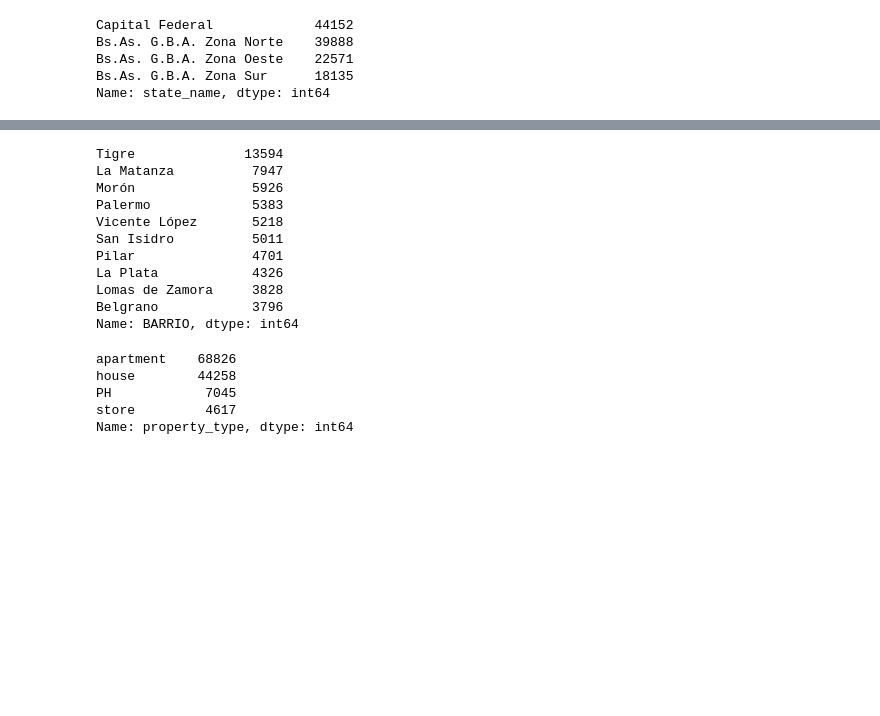
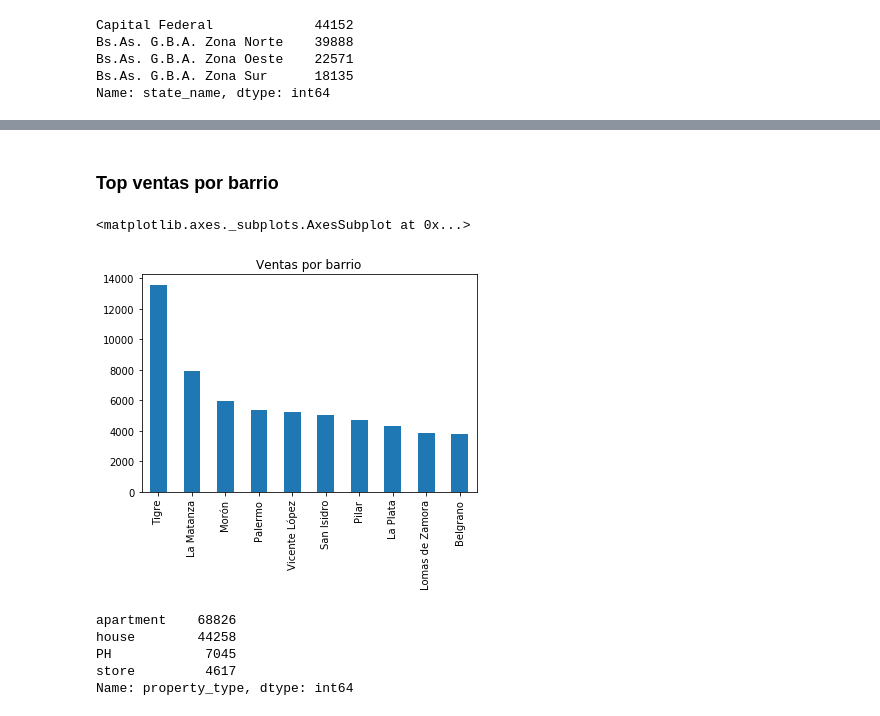
Before and after one commit to DanielMankowski/Data-Scients, a Jupyter notebook: TP 1.ipynb, the cells around one changed output, grey strips where cells are left out. Cells and saved outputs as stored; diff of their text form; code cells hidden in the pictures; blank space fills up the shorter version.

```diff
--- a/TP 1.ipynb
+++ b/TP 1.ipynb
@@ -119,17 +111,15 @@ See the caveats in the documentation: http://pandas.pydata.org/pandas-docs/stabl
+# %% [markdown]
+### Top ventas por barrio
 # %%
-prop_caba_gba['BARRIO'].value_counts().head(10)
+prop_localidad = prop_caba_gba['neighborhood'].value_counts().head(10)
-# %% [output]
-Tigre              13594
-La Matanza          7947
-Morón               5926
-Palermo             5383
-Vicente López       5218
-San Isidro          5011
-Pilar               4701
-La Plata            4326
-Lomas de Zamora     3828
-Belgrano            3796
-Name: BARRIO, dtype: int64
+# %%
+%matplotlib inline
+#%matplotlib notebook
+# top 20
+prop_localidad.plot('bar', title = 'Ventas por barrio')
+# %% [output]
+<matplotlib.axes._subplots.AxesSubplot at 0x...>
+[figure, added]
 # %%
 prop_caba_gba['property_type'].value_counts()
 # %% [output]
```
Also changed, not shown: parts of 32 cells of this notebook.
